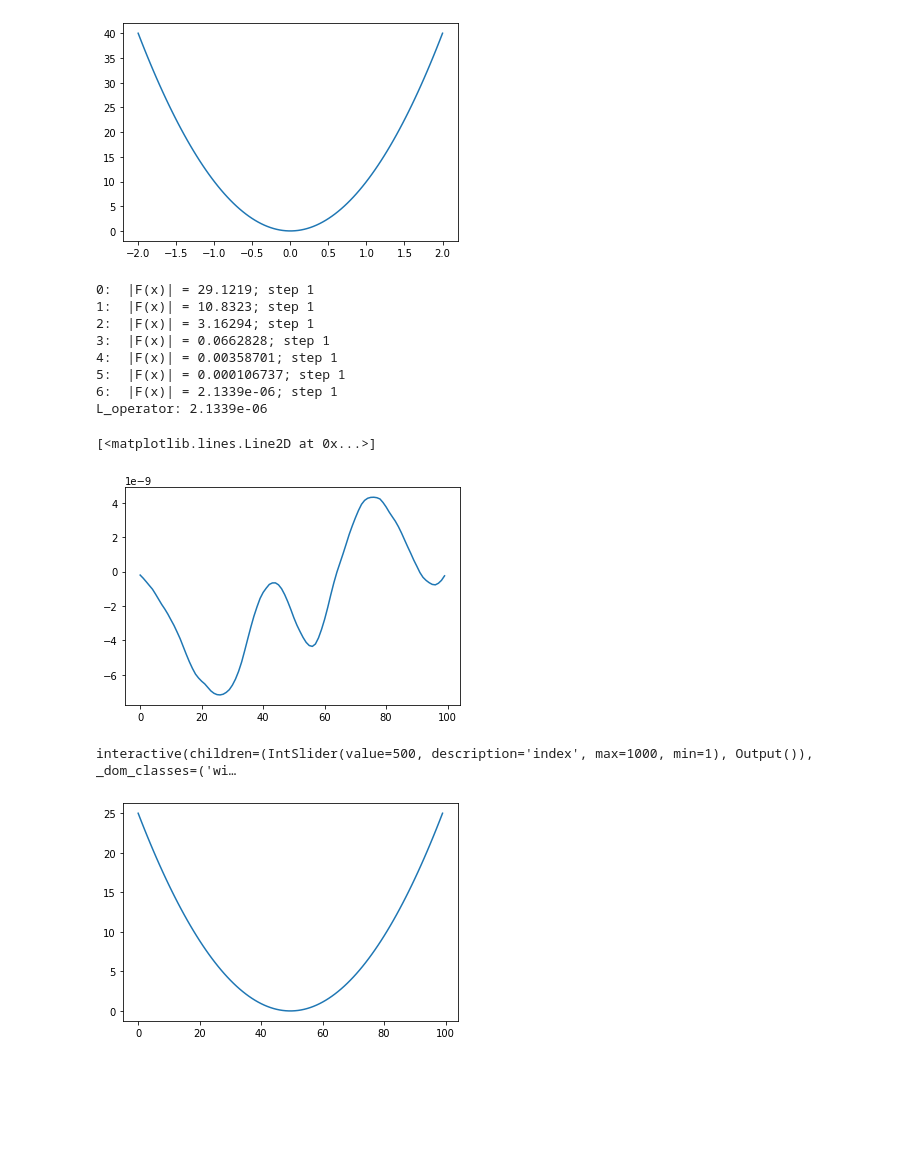
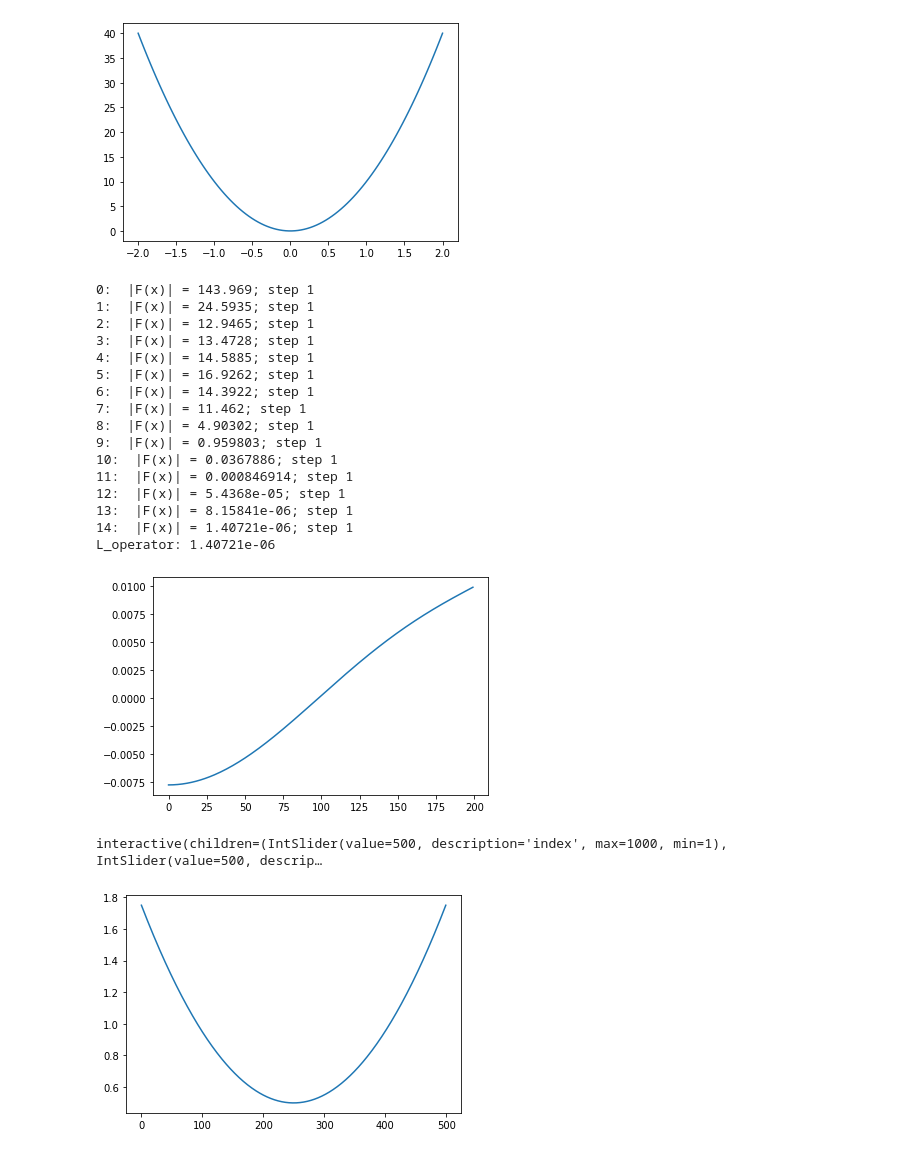
Before and after one commit to PopovLab/popov_equ, a Jupyter notebook: test_1D_equ.ipynb, the cells around one changed output. Cells and saved outputs as stored; diff of their text form; code cells hidden in the pictures; blank space fills up the shorter version.

```diff
--- a/test_1D_equ.ipynb
+++ b/test_1D_equ.ipynb
@@ -12,70 +12,82 @@ plt.plot(x, u(x), label='linear')
 # %%
 import matplotlib.pyplot as plt
 import numpy as np
 from scipy.optimize import newton_krylov
 from numpy import zeros_like, zeros
 # parameters
-nx = 100
+nx = 200
 hx  = 1./(nx-1)
 
+amp = 10
 def u(x):
-	return 100*x*x
+	return amp*x*x
 
-P_left, P_right = 0, 0
+P_left, P_right = 1, 0.01
 
-_lambda = 0.5
+_lambda = 10.5
 
 pi2 = np.pi *np.pi
 
+def Energy(P):
+    up = [u(i*hx)*p for i, p in enumerate(P) ]
+    return  up - _lambda * P
+
 def L_operator(P):
     d2x = zeros_like(P)
-    d2y = zeros_like(P)
 
     d2x[1:-1] = (P[2:]   - 2*P[1:-1] + P[:-2]) / hx/hx
-    d2x[0]    = (P[1]    - 2*P[0]    +P_left)/hx/hx
+    d2x[0]    = 2*(P[1]    - P[0])/hx/hx
     d2x[-1]   = (P_right - 2*P[-1]   + P[-2])/hx/hx
-
-    up = [ u(i*hx-0.5)*p for i, p in enumerate(P) ]
-
-    return d2x   + _lambda * P / pi2
+    up = [u(i*hx)*p for i, p in enumerate(P) ]
+    return d2x  - up  + _lambda * P
 
 # solve
 guess = zeros(nx, float) + 1
 #guess = [ np.exp(-u(i*hx-0.5)) for i in range(nx) ]
 sol = newton_krylov(L_operator, guess, method='lgmres', maxiter= 1000, verbose=1)
 print('L_operator: %g' % abs(L_operator(sol)).max())
 
 plt.plot(sol, label='sol');
 # %% [output]
-0:  |F(x)| = 29.1219; step 1
-1:  |F(x)| = 10.8323; step 1
-2:  |F(x)| = 3.16294; step 1
-3:  |F(x)| = 0.0662828; step 1
-4:  |F(x)| = 0.00358701; step 1
-5:  |F(x)| = 0.000106737; step 1
-6:  |F(x)| = 2.1339e-06; step 1
-L_operator: 2.1339e-06
+0:  |F(x)| = 143.969; step 1
+1:  |F(x)| = 24.5935; step 1
+2:  |F(x)| = 12.9465; step 1
+3:  |F(x)| = 13.4728; step 1
+4:  |F(x)| = 14.5885; step 1
+5:  |F(x)| = 16.9262; step 1
+6:  |F(x)| = 14.3922; step 1
+7:  |F(x)| = 11.462; step 1
+8:  |F(x)| = 4.90302; step 1
+9:  |F(x)| = 0.959803; step 1
+10:  |F(x)| = 0.0367886; step 1
+11:  |F(x)| = 0.000846914; step 1
+12:  |F(x)| = 5.4368e-05; step 1
+13:  |F(x)| = 8.15841e-06; step 1
+14:  |F(x)| = 1.40721e-06; step 1
+L_operator: 1.40721e-06
-[<matplotlib.lines.Line2D at 0x...>]
-[figure, old version]
+[figure, new version]
 # %%
 from ipywidgets import interactive
 MAX_N = 1000
-def plot_func(index):
+def plot_func(index, a):
 	global _lambda
-	_lambda = index/10.0
+	global amp
+	_lambda = index/2.0
+	amp = a*10.0
 	#guess = [ np.exp(-u(i*hx-0.5)) for i in range(nx) ]
 	guess = zeros(nx, float) + 1
 	sol = newton_krylov(L_operator, guess, method='lgmres', maxiter= 1000, verbose=0)
-	print('L_operator: %g' % abs(L_operator(sol)).max())
+	#print('L_operator: %g' % abs(L_operator(sol)).max())
 	plt.plot(sol, label='sol')
-	plt.suptitle(str(_lambda))
-w = interactive(plot_func, index = (1, MAX_N))
+	plt.suptitle(f' lambda = {_lambda} amp= {amp}')
+
+w = interactive(plot_func, index = (1, MAX_N), a = (1, MAX_N))
 w
 # %% [output]
-interactive(children=(IntSlider(value=500, description='index', max=1000, min=1), Output()), _dom_classes=('wi…
+interactive(children=(IntSlider(value=500, description='index', max=1000, min=1), IntSlider(value=500, descrip…
 # %%
-guess = zeros(nx, float)
-up = [ u(i*hx-0.5) for i, g in enumerate(guess) ]
-plt.plot(up, label='sol');
+guess = zeros(nx, float) + 0.5
+up = [ u(i*hx-0.5)*g for i, g in enumerate(guess) ]
+plt.plot(up + guess, label='sol');
 # %% [output]
-[figure, old version]
+[figure, new version]
```
